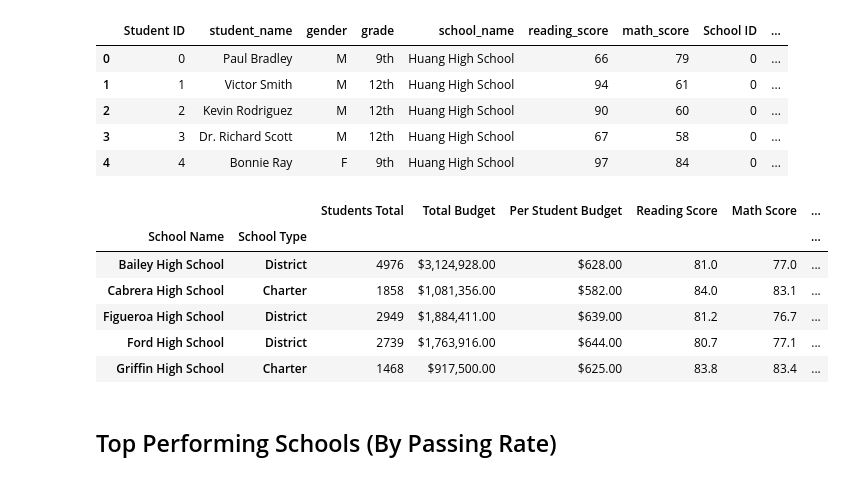
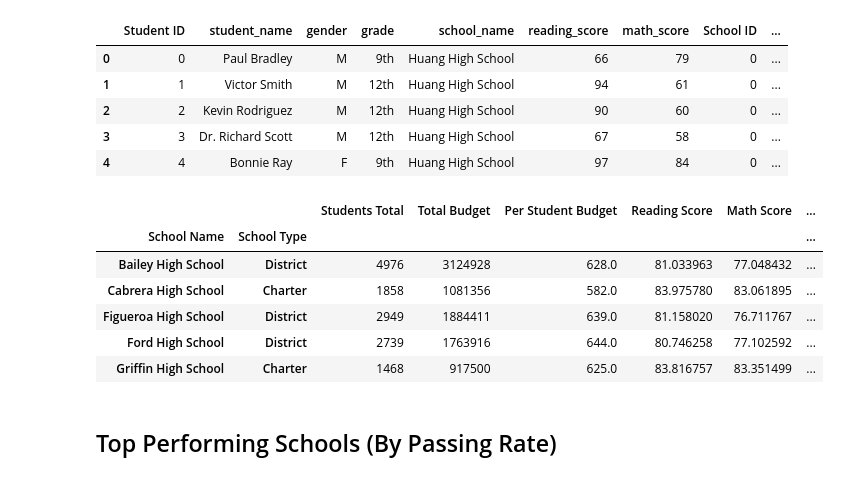
Before and after one commit to cyntiamk/UCI_projects, a Jupyter notebook: Pandas_HW/Schools/PyCitySchools_starter.ipynb, the cells around one changed output. Drawn from its saved outputs; the diff is of its cells as text; code cells hidden in the pictures.

Commit message:
pandas school HW finished

```diff
--- a/Pandas_HW/Schools/PyCitySchools_starter.ipynb
+++ b/Pandas_HW/Schools/PyCitySchools_starter.ipynb
@@ -169,47 +168,53 @@ total_budget = grouped_schools["budget"].mean()
 total_budget_df = pd.DataFrame(total_budget)
 total_budget
 total_students = grouped_schools["student_name"].count()
 total_students_df = pd.DataFrame(total_students)
 
 average_scores = grouped_schools["reading_score", "math_score"].mean()
 average_scores_df = pd.DataFrame(average_scores)
 
 passing_reading = ((grouped_schools["Passing Reading"].count())/total_students)*100
 passing_math = ((grouped_schools["Passing Math"].count())/total_students)*100
 
 # sum passing rates and divide by 2 to get the overal rate
 overall_rate = (passing_math + passing_reading)/2
 
+
 schools_summary_1 = pd.merge(total_students_df, total_budget_df,  on=("School Name","School Type"))
+
+
+schools_summary_1["Per Student Budget"] = round(total_budget/total_students)
 schools_summary_1_df = pd.DataFrame(schools_summary_1)
 
-schools_summary_1["Per Student Budget"] = (total_budget/total_students)
+
 
 schools_summary_2 = pd.merge(schools_summary_1_df, average_scores_df, on=("School Name","School Type"))
 schools_summary_2_pd = pd.DataFrame(schools_summary_2)
 schools_summary_2["% Passing Reading"] = passing_reading
 schools_summary_2["% Passing Math"] = passing_math
 schools_summary_2["Overall Passing Rate"] = overall_rate
 schools_summary = pd.DataFrame(schools_summary_2)
 schools_summary = schools_summary.rename(columns = {"student_name": "Students Total ", "budget":"Total Budget",  "reading_score":"Reading Score",
                                                       "math_score":"Math Score"})
 
-schools_summary["Total Budget"] = schools_summary["Total Budget"].map("${:,.2f}".format)
-schools_summary["Per Student Budget"] = schools_summary["Per Student Budget"].map("${:.2f}".format)
-schools_summary["Reading Score"] = schools_summary["Reading Score"].map("{:.1f}".format)
-schools_summary["Math Score"] = schools_summary["Math Score"].map("{:.1f}".format)
-schools_summary["% Passing Reading"] = schools_summary["% Passing Reading"].map("{:.3f} %".format)
-schools_summary["% Passing Math"] = schools_summary["% Passing Math"].map("{:.3f} %".format)
-schools_summary["Overall Passing Rate"] = schools_summary["Overall Passing Rate"].map("{:.3f} %".format)
-schools_summary.head()
+#schools_summary["Total Budget"] = schools_summary["Total Budget"].map("${:,.2f}".format)
+#schools_summary["Per Student Budget"] = schools_summary["Per Student Budget"].map("${:.2f}".format)
+#schools_summary["Reading Score"] = schools_summary["Reading Score"].map("{:.1f}".format)
+#schools_summary["Math Score"] = schools_summary["Math Score"].map("{:.1f}".format)
+#schools_summary["% Passing Reading"] = schools_summary["% Passing Reading"].map("{:.3f} %".format)
+#schools_summary["% Passing Math"] = schools_summary["% Passing Math"].map("{:.3f} %".format)
+#schools_summary["Overall Passing Rate"] = schools_summary["Overall Passing Rate"].map("{:.3f} %".format)
+schools_summary_df = pd.DataFrame(schools_summary)
+
+schools_summary_df.head()
 # %% [output]
 |  |  | Students Total | Total Budget | Per Student Budget | Reading Score | Math Score | ... |
 | School Name | School Type |  |  |  |  |  | ... |
-| Bailey High School | District | 4976 | $3,124,928.00 | $628.00 | 81.0 | 77.0 | ... |
-| Cabrera High School | Charter | 1858 | $1,081,356.00 | $582.00 | 84.0 | 83.1 | ... |
-| Figueroa High School | District | 2949 | $1,884,411.00 | $639.00 | 81.2 | 76.7 | ... |
-| Ford High School | District | 2739 | $1,763,916.00 | $644.00 | 80.7 | 77.1 | ... |
-| Griffin High School | Charter | 1468 | $917,500.00 | $625.00 | 83.8 | 83.4 | ... |
+| Bailey High School | District | 4976 | 3124928 | 628.0 | 81.033963 | 77.048432 | ... |
+| Cabrera High School | Charter | 1858 | 1081356 | 582.0 | 83.975780 | 83.061895 | ... |
+| Figueroa High School | District | 2949 | 1884411 | 639.0 | 81.158020 | 76.711767 | ... |
+| Ford High School | District | 2739 | 1763916 | 644.0 | 80.746258 | 77.102592 | ... |
+| Griffin High School | Charter | 1468 | 917500 | 625.0 | 83.816757 | 83.351499 | ... |
 # %% [markdown]
 ## Top Performing Schools (By Passing Rate)
 # %% [markdown]
```
Also changed, not shown: parts of 8 cells of this notebook.
